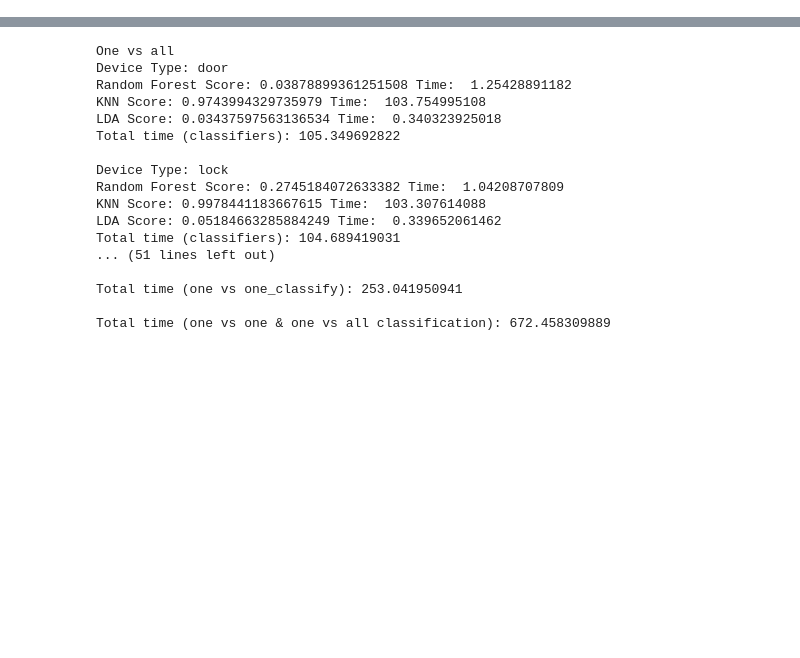
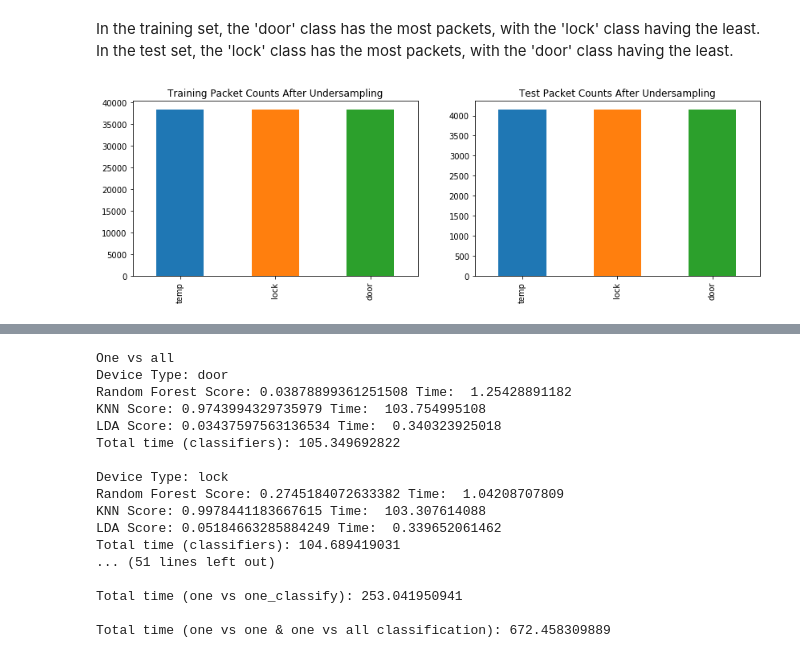
Before and after one commit to 7high/thesis, a Jupyter notebook: ble_data_processing.ipynb, the cells around one changed output, grey strips where cells are left out. Drawn from its saved outputs; the diff is of its cells as text; code cells hidden in the pictures; blank space fills up the shorter version.

Commit message:
Reorganized ble_processing with more documentation and comments. Implemented oversampling and undersampling

```diff
--- a/ble_data_processing.ipynb
+++ b/ble_data_processing.ipynb
@@ -558,0 +68,59 @@ Time for dataframe: 537.221572161
+# %% [markdown]
+In the training set, the 'door' class has the most packets, with the 'lock' class having the least.
+In the test set, the 'lock' class has the most packets, with the 'door' class having the least.
+# %%
+# 1st technique - Random undersampling:
+#     randomly removing packets of the majority classes to match the minority class
+
+# Undersampling training set
+# Get class counts
+count_door, count_temp, count_lock = devtype_train
+
+# Find minority class
+count_minority = min(count_door, count_lock, count_temp)
+
+# Separate by class
+devtype_train_door = df_train[df["DeviceType"]=='door'];
+devtype_train_temp = df_train[df["DeviceType"]=='temp'];
+devtype_train_lock = df_train[df["DeviceType"]=='lock']; # Minority class
+
+# Undersample majority classes to minority class count
+devtype_train_door = devtype_train_door.sample(count_minority)
+devtype_train_temp = devtype_train_temp.sample(count_minority)
+
+# Combine back into one dataframe
+df_train_undersampled = pd.concat([devtype_train_door, devtype_train_temp, devtype_train_lock], axis=0)
+
+#-------------------------------------------------------------------------------------------------
+
+# Undersampling test set
+# Get class counts
+count_lock, count_temp, count_door = devtype_test
+
+# Find minority class
+count_minority = min(count_door, count_lock, count_temp)
+
+# Separate by class
+devtype_test_door = df_test[df["DeviceType"]=='door']; # Minority class
+devtype_test_temp = df_test[df["DeviceType"]=='temp'];
+devtype_test_lock = df_test[df["DeviceType"]=='lock'];
+
+# Undersample majority classes to minority class count
+devtype_test_lock = devtype_test_lock.sample(count_minority)
+devtype_test_temp = devtype_test_temp.sample(count_minority)
+
+# Combine back into one dataframe
+df_test_undersampled = pd.concat([devtype_test_door, devtype_test_temp, devtype_test_lock], axis=0)
+
+
+#-------------------------------------------------------------------------------------------------
+
+# Plot changes
+plt.subplots(1, 2, figsize=(14,4))
+plt.subplot(1, 2, 1)
+df_train_undersampled["DeviceType"].value_counts().plot(kind='bar', title="Training Packet Counts After Undersampling");
+
+plt.subplot(1, 2, 2)
+df_test_undersampled["DeviceType"].value_counts().plot(kind='bar', title="Test Packet Counts After Undersampling");
+# %% [output]
+[figure, added]
```
Also changed, not shown: parts of 27 cells of this notebook.
